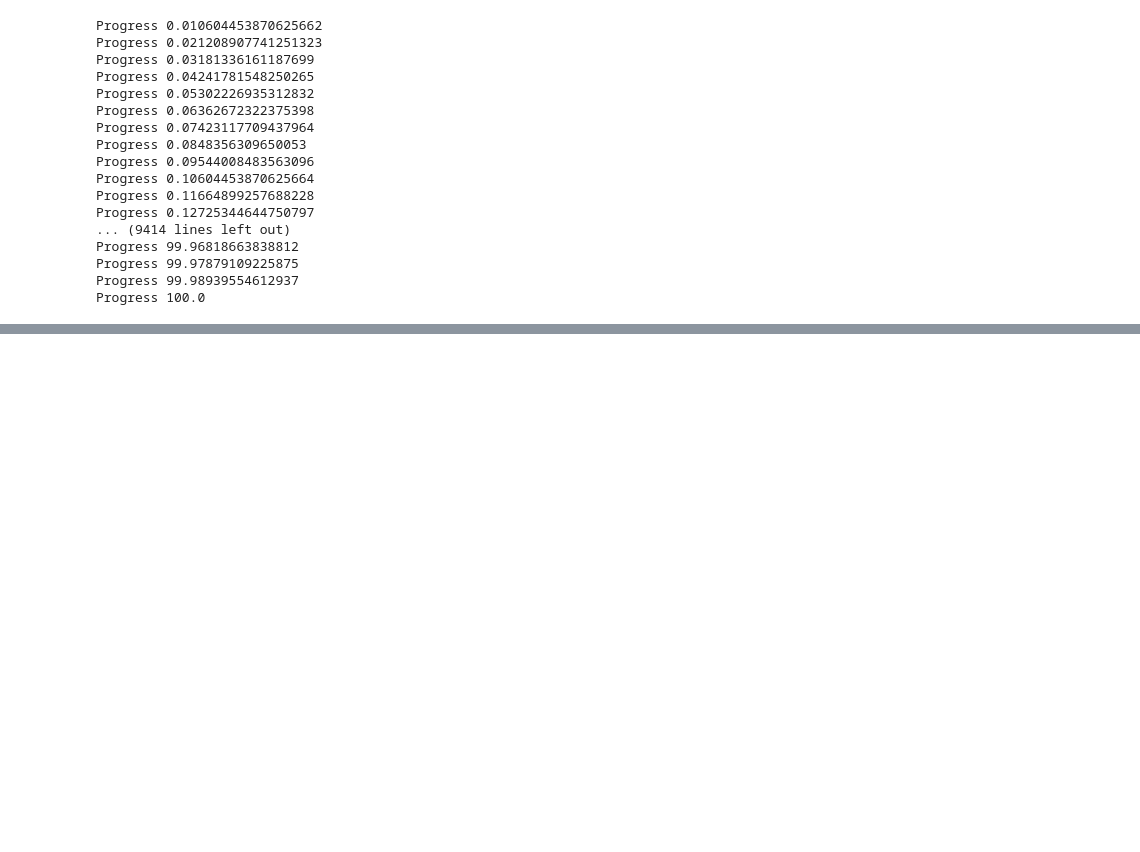
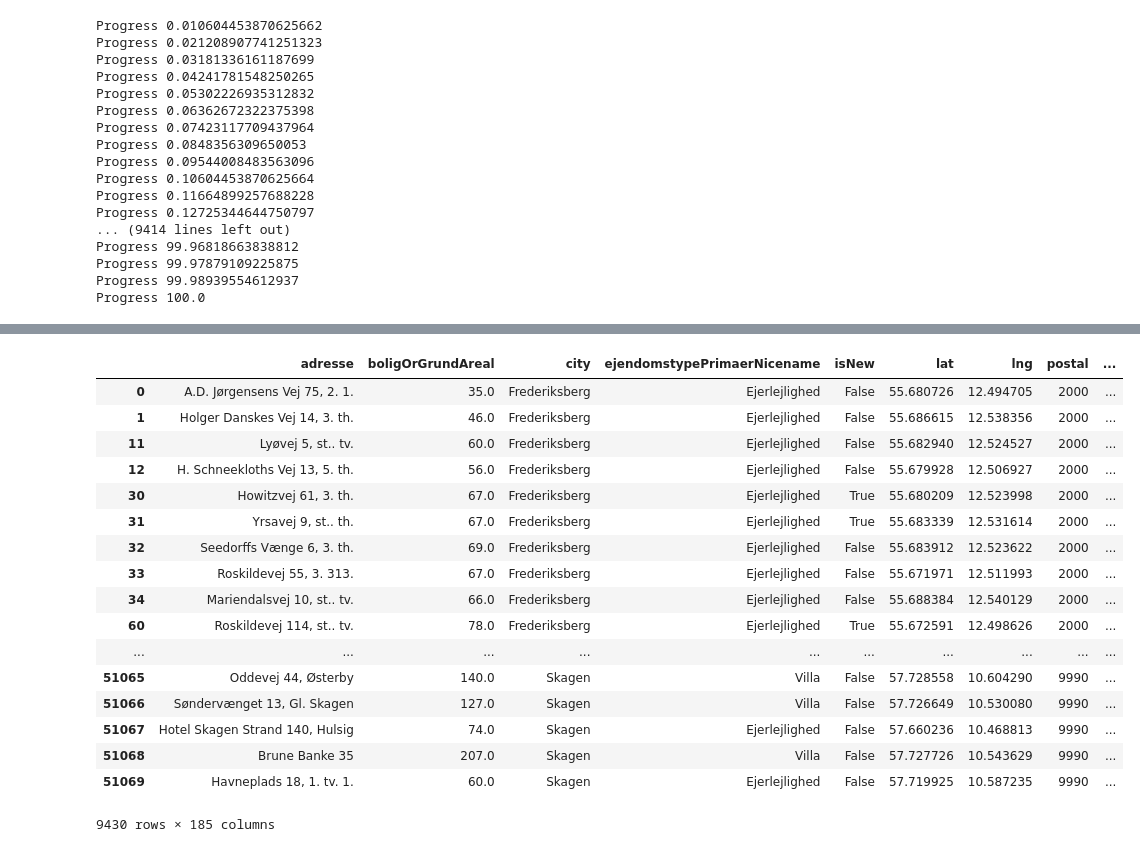
Before and after one commit to mbroend/predicting-home-prices, a Jupyter notebook: Data Wrangling.ipynb, the cells around one changed output, grey strips where cells are left out. Cells and saved outputs as stored; diff of their text form; code cells hidden in the pictures; blank space fills up the shorter version.

Commit message:
Finished dropping columns that did not add value and save a clean(ish) version of the data

```diff
--- a/Data Wrangling.ipynb
+++ b/Data Wrangling.ipynb
@@ -734,0 +924,4 @@ b'\xd5\xbd\xddr\x1c\xc7\x96\xa5\xf9*\x18\\\xf4\x95\x1c\x8cp\x0f\xf7\x88\xa0YY\x1
+# %%
+dropped_cols.extend(cols[450:458])
+dropped_cols.extend(cols[467:507])
+dropped_cols.extend(cols[508:550])
@@ -734,0 +950,3 @@ b'\xd5\xbd\xddr\x1c\xc7\x96\xa5\xf9*\x18\\\xf4\x95\x1c\x8cp\x0f\xf7\x88\xa0YY\x1
+# %%
+dropped_cols.extend(cols[550:562])
+dropped_cols.extend(cols[591:600])
@@ -734,0 +975,5 @@ b'\xd5\xbd\xddr\x1c\xc7\x96\xa5\xf9*\x18\\\xf4\x95\x1c\x8cp\x0f\xf7\x88\xa0YY\x1
+# %%
+dropped_cols.extend(cols[600:612])
+dropped_cols.extend(cols[625:628])
+dropped_cols.extend(cols[629:630])
+dropped_cols.extend(cols[649:])
@@ -734,0 +1002,23 @@ b'\xd5\xbd\xddr\x1c\xc7\x96\xa5\xf9*\x18\\\xf4\x95\x1c\x8cp\x0f\xf7\x88\xa0YY\x1
+# %%
+df_clean = df_home_add.copy()
+# %%
+df_clean.drop(columns=dropped_cols)
+# %% [output]
+|  | adresse | boligOrGrundAreal | city | ejendomstypePrimaerNicename | isNew | lat | lng | postal | ... |
+| 0 | A.D. Jørgensens Vej 75, 2. 1. | 35.0 | Frederiksberg | Ejerlejlighed | False | 55.680726 | 12.494705 | 2000 | ... |
+| 1 | Holger Danskes Vej 14, 3. th. | 46.0 | Frederiksberg | Ejerlejlighed | False | 55.686615 | 12.538356 | 2000 | ... |
+| 11 | Lyøvej 5, st.. tv. | 60.0 | Frederiksberg | Ejerlejlighed | False | 55.682940 | 12.524527 | 2000 | ... |
+| 12 | H. Schneekloths Vej 13, 5. th. | 56.0 | Frederiksberg | Ejerlejlighed | False | 55.679928 | 12.506927 | 2000 | ... |
+| 30 | Howitzvej 61, 3. th. | 67.0 | Frederiksberg | Ejerlejlighed | True | 55.680209 | 12.523998 | 2000 | ... |
+| 31 | Yrsavej 9, st.. th. | 67.0 | Frederiksberg | Ejerlejlighed | True | 55.683339 | 12.531614 | 2000 | ... |
+| 32 | Seedorffs Vænge 6, 3. th. | 69.0 | Frederiksberg | Ejerlejlighed | False | 55.683912 | 12.523622 | 2000 | ... |
+| 33 | Roskildevej 55, 3. 313. | 67.0 | Frederiksberg | Ejerlejlighed | False | 55.671971 | 12.511993 | 2000 | ... |
+| 34 | Mariendalsvej 10, st.. tv. | 66.0 | Frederiksberg | Ejerlejlighed | False | 55.688384 | 12.540129 | 2000 | ... |
+| 60 | Roskildevej 114, st.. tv. | 78.0 | Frederiksberg | Ejerlejlighed | True | 55.672591 | 12.498626 | 2000 | ... |
+| ... | ... | ... | ... | ... | ... | ... | ... | ... | ... |
+| 51065 | Oddevej 44, Østerby | 140.0 | Skagen | Villa | False | 57.728558 | 10.604290 | 9990 | ... |
+| 51066 | Søndervænget 13, Gl. Skagen | 127.0 | Skagen | Villa | False | 57.726649 | 10.530080 | 9990 | ... |
+| 51067 | Hotel Skagen Strand 140, Hulsig | 74.0 | Skagen | Ejerlejlighed | False | 57.660236 | 10.468813 | 9990 | ... |
+| 51068 | Brune Banke 35 | 207.0 | Skagen | Villa | False | 57.727726 | 10.543629 | 9990 | ... |
+| 51069 | Havneplads 18, 1. tv. 1. | 60.0 | Skagen | Ejerlejlighed | False | 57.719925 | 10.587235 | 9990 | ... |
+9430 rows × 185 columns
```
Also changed, not shown: parts of 91 cells of this notebook, 1 other file.
